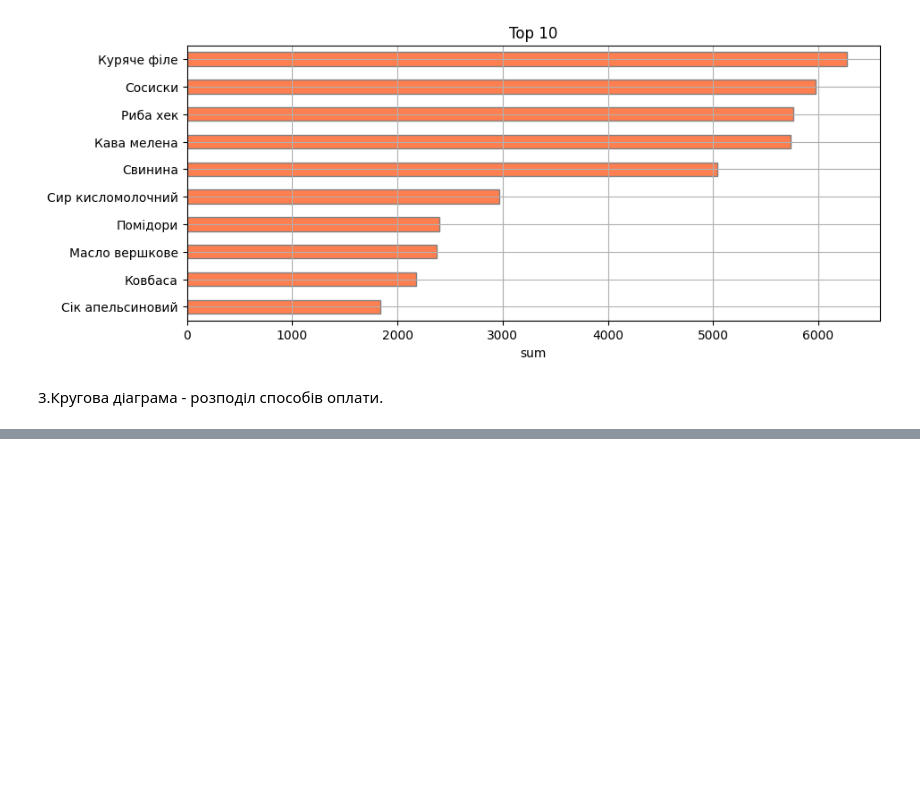
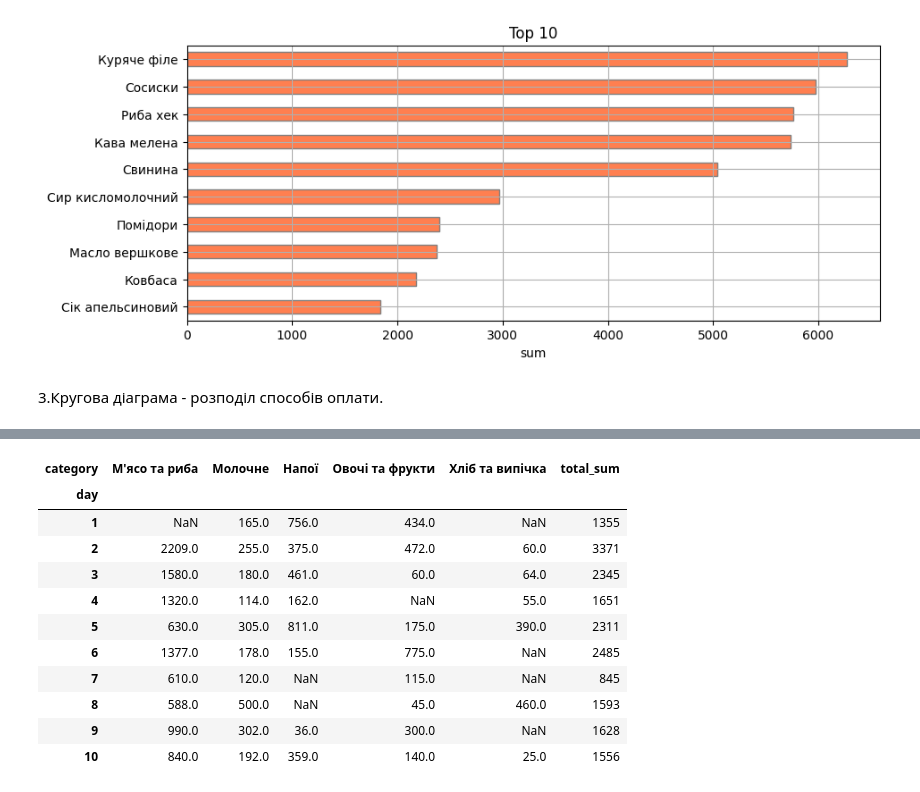
Before and after one commit to T-Svitlichna/DTA_Python, a Jupyter notebook: Lekcia/OksanaLekcia_store_sales_analysis.ipynb, the cells around one changed output, grey strips where cells are left out. Cells and saved outputs as stored; diff of their text form; code cells hidden in the pictures; blank space fills up the shorter version.

```diff
--- a/Lekcia/OksanaLekcia_store_sales_analysis.ipynb
+++ b/Lekcia/OksanaLekcia_store_sales_analysis.ipynb
@@ -701,0 +728,23 @@ TypeError: 'str' object is not callable
+# %%
+pd.pivot_table(
+    df,
+    values='total_uah',
+    index='day',
+    columns='category',
+    aggfunc='sum',
+    margins=True,
+    margins_name='total_sum'
+)
+# %% [output]
+| category | М'ясо та риба | Молочне | Напої | Овочі та фрукти | Хліб та випічка | total_sum |
+| day |  |  |  |  |  |  |
+| 1 | NaN | 165.0 | 756.0 | 434.0 | NaN | 1355 |
+| 2 | 2209.0 | 255.0 | 375.0 | 472.0 | 60.0 | 3371 |
+| 3 | 1580.0 | 180.0 | 461.0 | 60.0 | 64.0 | 2345 |
+| 4 | 1320.0 | 114.0 | 162.0 | NaN | 55.0 | 1651 |
+| 5 | 630.0 | 305.0 | 811.0 | 175.0 | 390.0 | 2311 |
+| 6 | 1377.0 | 178.0 | 155.0 | 775.0 | NaN | 2485 |
+| 7 | 610.0 | 120.0 | NaN | 115.0 | NaN | 845 |
+| 8 | 588.0 | 500.0 | NaN | 45.0 | 460.0 | 1593 |
+| 9 | 990.0 | 302.0 | 36.0 | 300.0 | NaN | 1628 |
+| 10 | 840.0 | 192.0 | 359.0 | 140.0 | 25.0 | 1556 |
```
Also changed, not shown: parts of 8 cells of this notebook.
